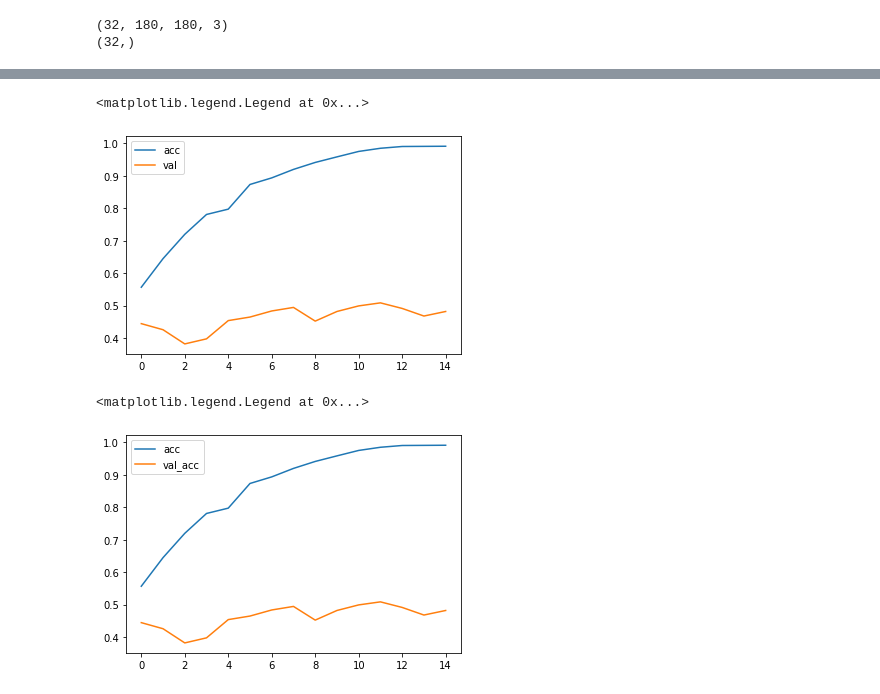
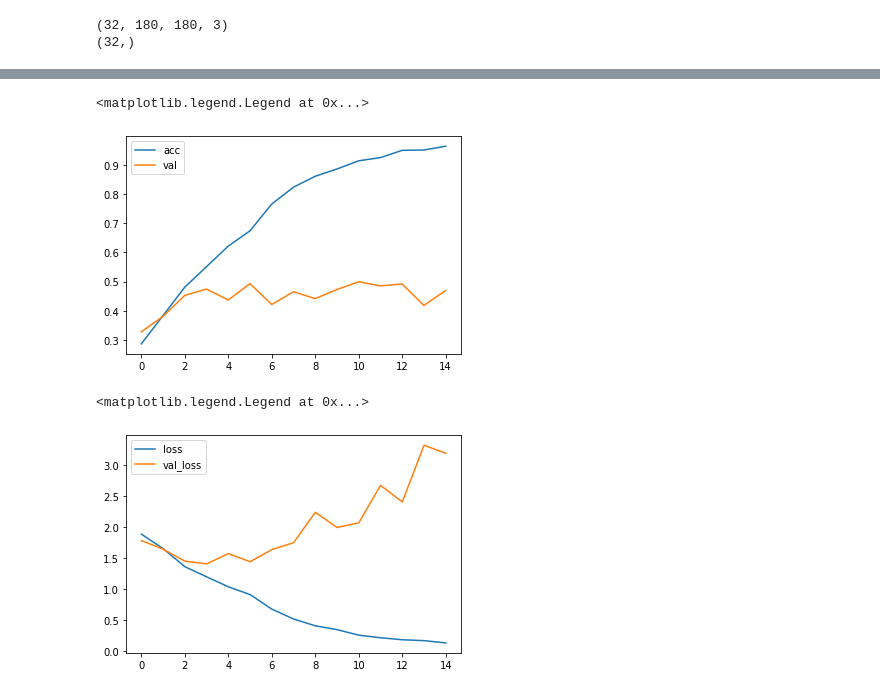
Before and after one commit to Siarhei-Y/tea_recognition, a Jupyter notebook: Tea_recognition.ipynb, the cells around one changed output, grey strips where cells are left out. Drawn from its saved outputs; the diff is of its cells as text; code cells hidden in the pictures.

```diff
--- a/Tea_recognition.ipynb
+++ b/Tea_recognition.ipynb
@@ -42,6 +44,7 @@ x_train = tf.keras.preprocessing.image_dataset_from_directory(
     data_dir,
     validation_split=0.2,
     subset='training',
+    shuffle= True,
     seed=42,
     image_size=(IMG_HEIGHT, IMG_WIDTH),
     batch_size= BATCH_SIZE)
@@ -53,6 +56,7 @@ x_val = tf.keras.preprocessing.image_dataset_from_directory(
     data_dir,
     validation_split=0.2,
     subset='validation',
+    shuffle=True,
     seed=42,
     image_size=(IMG_HEIGHT, IMG_WIDTH),
     batch_size=BATCH_SIZE)
@@ -108,7 +112,7 @@ model = tf.keras.Sequential([
 
 
 model.compile(optimizer='adam',
-              loss=tf.keras.losses.SparseCategoricalCrossentropy(from_logits=True),
+              loss=tf.keras.losses.SparseCategoricalCrossentropy(from_logits=False),
               metrics=['accuracy'])
 # %%
 r = model.fit(
@@ -140,11 +144,11 @@ plt.plot(r.history['val_accuracy'], label='val')
 plt.legend()
 # %% [output]
 <matplotlib.legend.Legend at 0x...>
-[figure, old version]
+[figure, new version]
 # %%
-plt.plot(r.history['accuracy'], label='acc')
-plt.plot(r.history['val_accuracy'], label='val_acc')
+plt.plot(r.history['loss'], label='loss')
+plt.plot(r.history['val_loss'], label='val_loss')
 plt.legend()
 # %% [output]
 <matplotlib.legend.Legend at 0x...>
-[figure, old version]
+[figure, new version]
```
Also changed, not shown: parts of 8 cells of this notebook.
